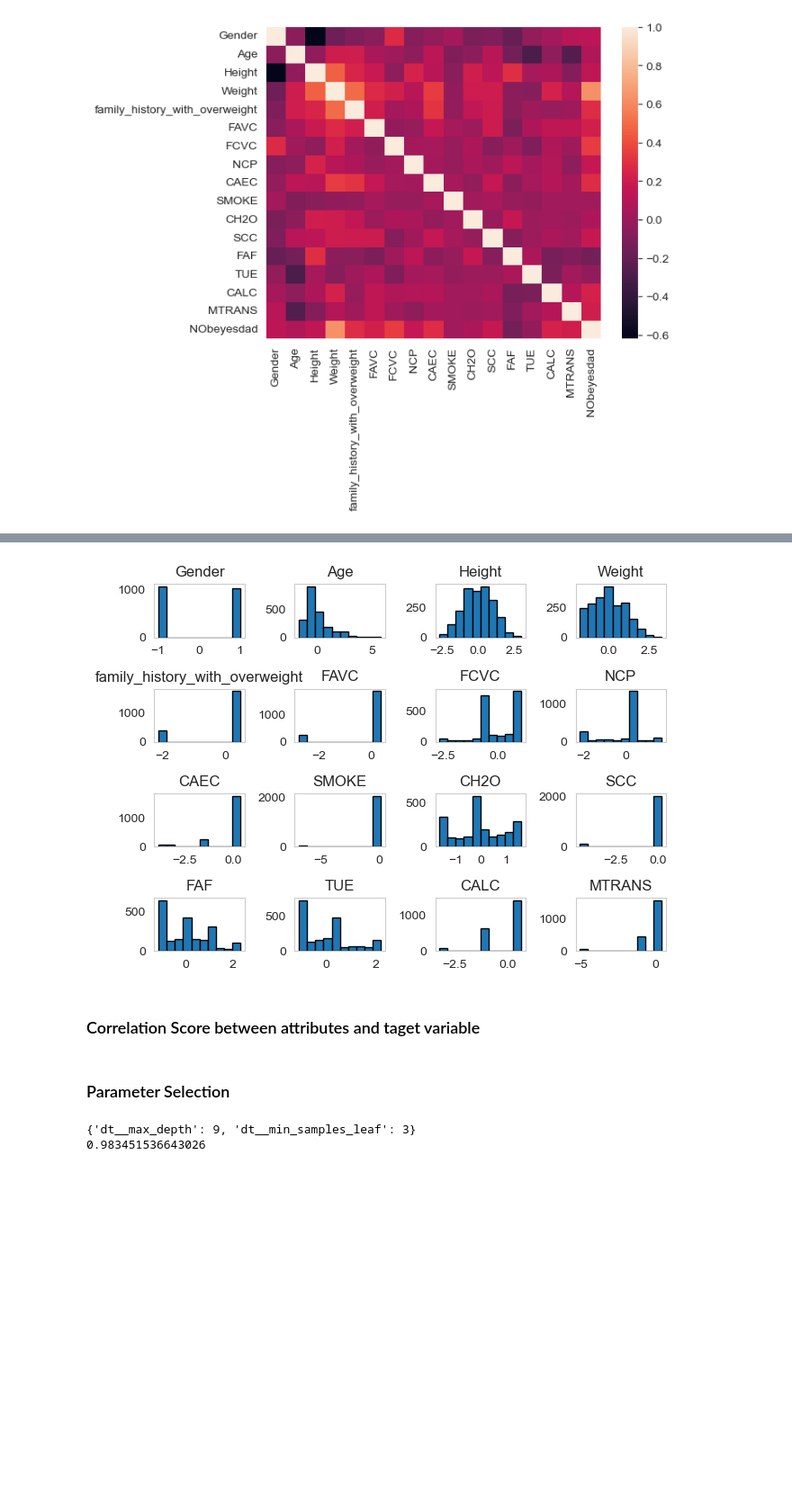
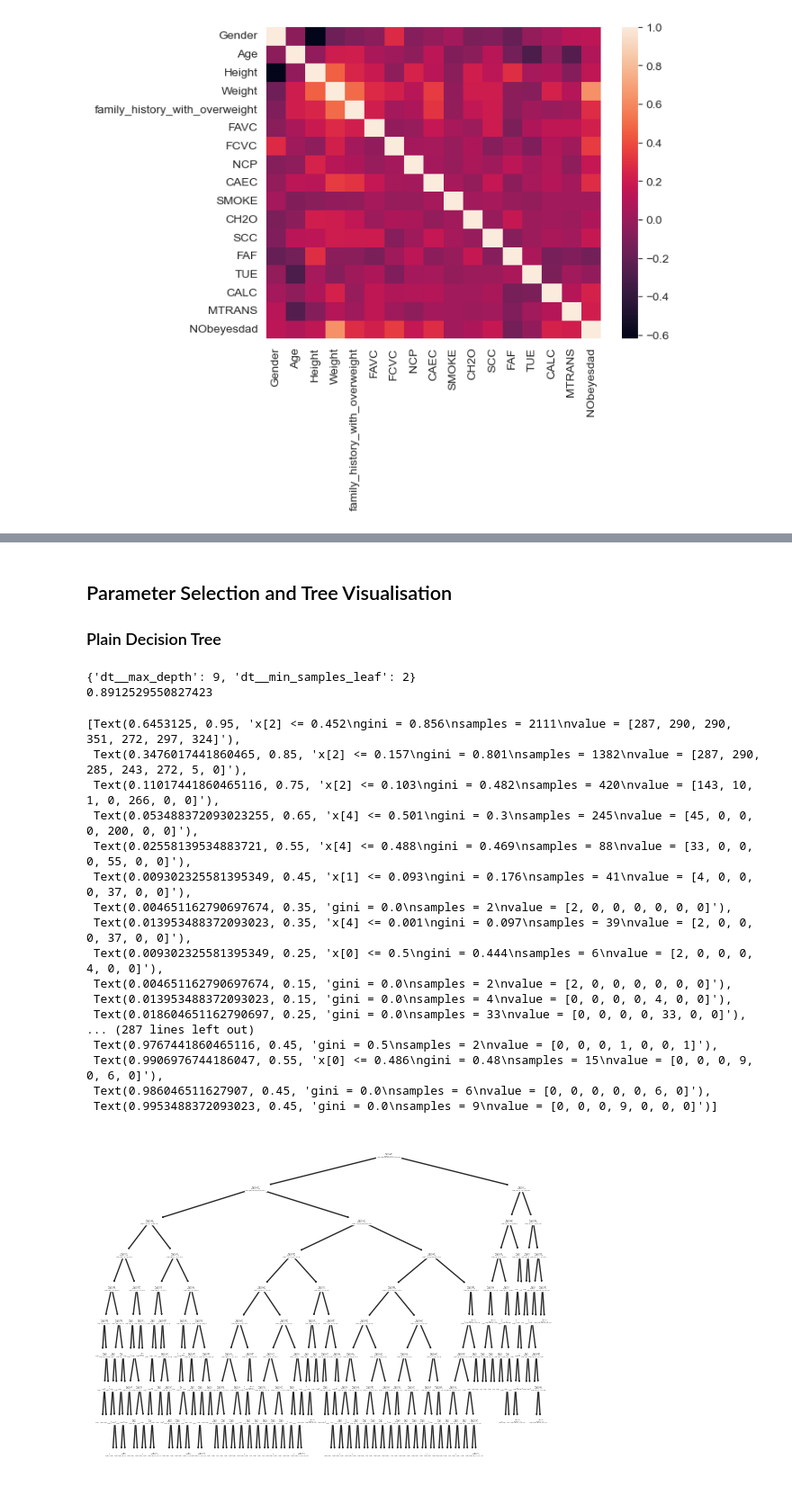
Before and after one commit to owlbemi/CS4372Assignment2, a Jupyter notebook: CS4372Assignment2.ipynb, the cells around one changed output, grey strips where cells are left out. Shown: that part at 90% size. Cells and saved outputs as stored; diff of their text form; code cells hidden in the pictures; blank space fills up the shorter version.

Commit message:
Finished Model Analysis

```diff
--- a/CS4372Assignment2.ipynb
+++ b/CS4372Assignment2.ipynb
@@ -142,37 +156,14 @@ sns.heatmap(data=corr_matrix)
 # %%
 # Split scaled data into features and targets
+selected_col = ['FAF', 'TUE', 'Weight', 'family_history_with_overweight', 'FCVC']
 y = obese_scaled["NObeyesdad"]
-X = obese_scaled.drop("NObeyesdad", axis=1)
+X = obese_scaled[selected_col]
 
 # Perform train, test, split on scaled data
 X_train, X_test, y_train, y_test = train_test_split(X, y, test_size = 0.2, random_state=42)
-# %%
-fig, axis = plt.subplots(4, 4)
-X.hist(ax = axis, edgecolor = 'black', grid = False)
-fig.tight_layout()
-
-plt.show()
-# %% [output]
-[figure, removed]
-# %% [markdown]
-### Correlation Score between attributes and taget variable
-# %%
-# tree-based feature selection
-from sklearn.ensemble import ExtraTreesClassifier
-from sklearn.datasets import load_iris
-from sklearn.feature_selection import SelectFromModel
-X, y = load_iris(return_X_y=True)
-X.shape
-
-clf = ExtraTreesClassifier(n_estimators=50)
-clf = clf.fit(X, y)
-clf.feature_importances_array([ 0.04...,  0.05...,  0.4...,  0.4...])
-model = SelectFromModel(clf, prefit=True)
-X_new = model.transform(X)
-X_new.shape
-(150, 2)
 # %% [markdown]
-### Parameter Selection
+## Parameter Selection and Tree Visualisation
+### Plain Decision Tree
 # %%
 # Build parameter grid for Decision Tree
 dt_pipe = Pipeline([('mms', MinMaxScaler()), ('dt', DecisionTreeClassifier())])
@@ -184,5 +175,26 @@ print(gs_dt.best_params_)
 # Determine best model score
 print(gs_dt.score(X_test, y_test))
 # %% [output]
-{'dt__max_depth': 9, 'dt__min_samples_leaf': 3}
-0.983451536643026
+{'dt__max_depth': 9, 'dt__min_samples_leaf': 2}
+0.8912529550827423
+# %%
+tree.plot_tree(gs_dt.best_estimator_.named_steps['dt'])
+# %% [output]
+[Text(0.6453125, 0.95, 'x[2] <= 0.452\ngini = 0.856\nsamples = 2111\nvalue = [287, 290, 290, 351, 272, 297, 324]'),
+ Text(0.3476017441860465, 0.85, 'x[2] <= 0.157\ngini = 0.801\nsamples = 1382\nvalue = [287, 290, 285, 243, 272, 5, 0]'),
+ Text(0.11017441860465116, 0.75, 'x[2] <= 0.103\ngini = 0.482\nsamples = 420\nvalue = [143, 10, 1, 0, 266, 0, 0]'),
+ Text(0.053488372093023255, 0.65, 'x[4] <= 0.501\ngini = 0.3\nsamples = 245\nvalue = [45, 0, 0, 0, 200, 0, 0]'),
+ Text(0.02558139534883721, 0.55, 'x[4] <= 0.488\ngini = 0.469\nsamples = 88\nvalue = [33, 0, 0, 0, 55, 0, 0]'),
+ Text(0.009302325581395349, 0.45, 'x[1] <= 0.093\ngini = 0.176\nsamples = 41\nvalue = [4, 0, 0, 0, 37, 0, 0]'),
+ Text(0.004651162790697674, 0.35, 'gini = 0.0\nsamples = 2\nvalue = [2, 0, 0, 0, 0, 0, 0]'),
+ Text(0.013953488372093023, 0.35, 'x[4] <= 0.001\ngini = 0.097\nsamples = 39\nvalue = [2, 0, 0, 0, 37, 0, 0]'),
+ Text(0.009302325581395349, 0.25, 'x[0] <= 0.5\ngini = 0.444\nsamples = 6\nvalue = [2, 0, 0, 0, 4, 0, 0]'),
+ Text(0.004651162790697674, 0.15, 'gini = 0.0\nsamples = 2\nvalue = [2, 0, 0, 0, 0, 0, 0]'),
+ Text(0.013953488372093023, 0.15, 'gini = 0.0\nsamples = 4\nvalue = [0, 0, 0, 0, 4, 0, 0]'),
+ Text(0.018604651162790697, 0.25, 'gini = 0.0\nsamples = 33\nvalue = [0, 0, 0, 0, 33, 0, 0]'),
+... (287 lines left out)
+ Text(0.9767441860465116, 0.45, 'gini = 0.5\nsamples = 2\nvalue = [0, 0, 0, 1, 0, 0, 1]'),
+ Text(0.9906976744186047, 0.55, 'x[0] <= 0.486\ngini = 0.48\nsamples = 15\nvalue = [0, 0, 0, 9, 0, 6, 0]'),
+ Text(0.986046511627907, 0.45, 'gini = 0.0\nsamples = 6\nvalue = [0, 0, 0, 0, 0, 6, 0]'),
+ Text(0.9953488372093023, 0.45, 'gini = 0.0\nsamples = 9\nvalue = [0, 0, 0, 9, 0, 0, 0]')]
+[figure, added]
```
Also changed, not shown: parts of 12 cells of this notebook.
